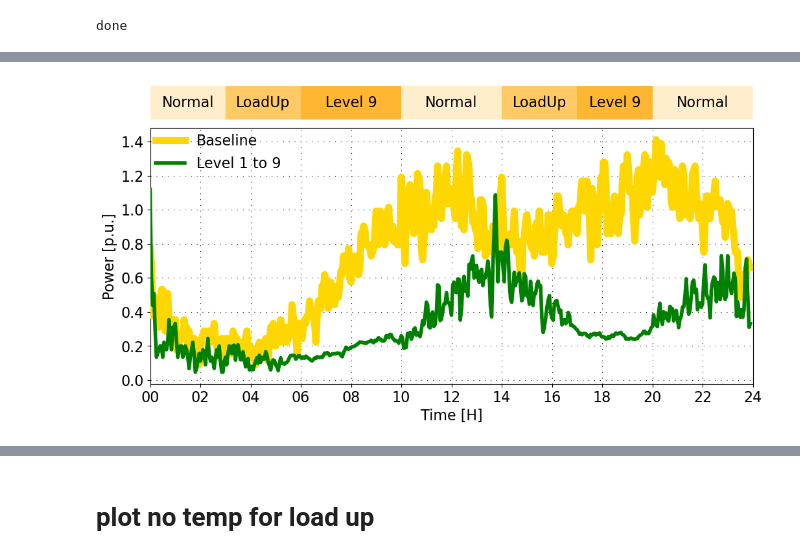
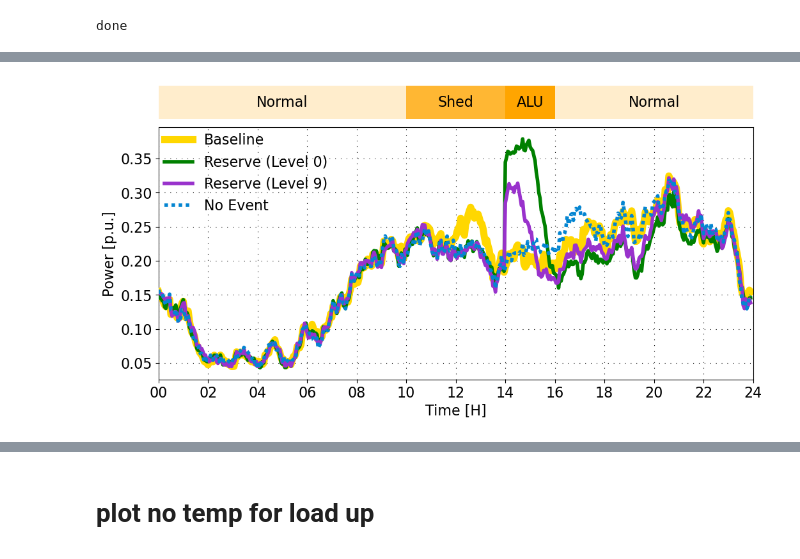
Before and after one commit to PortlandStatePowerLab/OCHRE_Run_Scripts, a Jupyter notebook: X4_analyzeDB.ipynb, the cells around one changed output, grey strips where cells are left out. Saved outputs shown, nothing was run; the diff lists cells and outputs as text; code cells hidden in the pictures.

```diff
--- a/X4_analyzeDB.ipynb
+++ b/X4_analyzeDB.ipynb
@@ -387,22 +672,31 @@ n = 409
 N = n * prated
 
 keys_to_plot = [key for key in all_results]
+keys_to_plot = ['BaselineLoad_DB_7','Reserve20_DB_2',  'ReserveCanceled2_DB_7', 'ReserveCanceled_DB_7']
+
 
 
 # -------------------------------
 # Example bars subplot data
 # -------------------------------
 #ENERGY
-results = {'': [3, 3, 4, 4, 3, 3, 4]}
-words = ['Normal', 'LoadUp', 'Level 9', 'Normal', 'LoadUp','Level 9','Normal']
+# results = {'': [3, 3, 4, 4, 3, 3, 4]}
+# words = ['Normal', 'LoadUp', 'Shed', 'Normal', 'LoadUp','Shed','Normal']
 
 # EFFICIENCY TEST
 # results = {'': [6, 4, 7, 3, 4]}
 # words = ['Level 9', 'Level 1', 'Level 9', 'Level 1', 'Level 9']
 
 #RESERVE
-# results = {'': [10, 4, 2, 8]}
-# words = ['Normal', 'Shed', 'ALU', 'Normal']
+results = {'': [10, 4, 2, 8]}
+words = ['Normal', 'Shed', 'ALU', 'Normal']
+
+#LONG SHED
+# results = {'': [3, 3, 18]}
+# words = ['Normal', 'LoadUp', 'Shed']
+
+# results = {'':[24]}
+# words = ['Normal']
 
 
 def short_label(key):
@@ -524,11 +818,18 @@ colors = [cmap_trunc(i / (len(keys_to_plot) - 1))
           for i in range(len(keys_to_plot))]
 
 
-# cmap_trunc = mcolors.LinearSegmentedColormap.from_list(
-#     'cool_trunc',
-#     cmap(np.linspace(0, 0.7, 256))
-# )
+cmap_trunc = mcolors.LinearSegmentedColormap.from_list(
+    'cool_trunc',
+    cmap(np.linspace(0, 0.7, 256))
+)
 
+
+num_keys = len(keys_to_plot)
+
+if num_keys > 1:
+    colors = [cmap_trunc(i / (num_keys - 1)) for i in range(num_keys)]
+else:
+    colors = [cmap_trunc(0)] # Default to the first color if only one line exists
 
 for i, db_series in enumerate(DB_list):
 
@@ -560,10 +861,13 @@ for i, db_series in enumerate(DB_list):
               for i in range(len(keys_to_plot))]
 
     lw = [8, 4, 4, 4]
-    lab = [1, 2, 3, 4, 5, 6, 7, 8, 9]
-    lab = ['Baseline', 'Level 1 to 9', 'Reserve (Level 9)', 'No Event']
+    lab = [0, 2, 3, 4, 5, 6, 7, 8, 9]
+    lab = ['Tshed = 122F\nDB = 7F', 'Baseline']
+    lab = ['Baseline', 'Reserve (Level 0)', 'Reserve (Level 9)', 'No Event']
     col = ['gold', 'green', 'darkorchid', 'xkcd:cerulean']
+    # col = ['green', 'darkorchid']
     ls = ["-","-", "-", (0, (1, 1)) ]
+
 
     # ---------------------------------------
     # SPECIAL CASE: baseline curve formatting
@@ -575,9 +879,9 @@ for i, db_series in enumerate(DB_list):
             db_series.values/N,
             # # color='darkorchid',
             # color = 'gold',
-            color = col[i],
+            color = colors[i],
             linewidth=lw[i],      # maybe thicker?
-            linestyle="-",     # dashed line
+            linestyle=ls[i],     # dashed line
             label=lab[i],
             zorder=5
         )
@@ -597,6 +901,54 @@ for i, db_series in enumerate(DB_list):
         zorder = 10
         # label=leg[i]
     )
+
+
+
+
+# # --- ADD THIS BEFORE plt.show() ---
+
+# # 1. Extract the specific series from your DB_list
+# # We assume DB_list[1] is Baseline and DB_list[0] is your "Total" or "Shed" curve
+# # based on your 'lab' and 'col' indexing.
+# total_series = DB_list[0].iloc[:479]
+# baseline_series = DB_list[1].iloc[:479]
+
+# # 2. Ensure we have the same time axis (hours)
+# hours_use = (total_series.index - total_series.index[0]).total_seconds() / 3600
+
+# # 3. Scale the values by N (to match your Power [p.u.] plot)
+# total_use = total_series.values / N
+# baseline_use = baseline_series.values / N
+
+# # 4. Calculate the difference (Reserve)
+# reserve_use = baseline_use - total_use
+
+# # 5. Perform the fills
+# # Where baseline is HIGHER than total (Green - energy saved/reserve available)
+# ax_control.fill_between(
+#     hours_use,
+#     baseline_use,
+#     total_use,
+#     where=(baseline_use <= total_use),
+#     alpha=1, # Adjusted alpha so you can still see grid lines
+#     linewidth=0,
+#     color='lightgreen',
+#     interpolate=True
+# )
+
+# # Where baseline is LOWER than total (Plum - energy increase/load up)
+# ax_control.fill_between(
+#     hours_use,
+#     baseline_use,
+#     total_use,
+#     where=(baseline_use > total_use),
+#     alpha=1,
+#     linewidth=0,
+#     color='plum',
+#     interpolate=True
+# )
+
+
 
 
 
@@ -608,34 +960,34 @@ ax_control.tick_params(axis='y', labelsize=A)
 
 
 # X-axis formatting
 ax_control.set_xlim(0, 24)
 ax_control.set_xticks(range(0, 25, 2))
 ax_control.set_xticklabels([f"{h:02d}" for h in range(0, 25, 2)])
 
 # ax_control.set_ylim(0, 0.35)
 # ax_control.set_yticks([0, 0.05, 0.1, 0.15, 0.2, 0.25, 0.3])
 
 
 ax_control.grid(True, linestyle=(0, (1, 7)), color='black', linewidth=0.8)
 # ax_control.legend(fontsize=A)
 ax_control.legend(
     ncol=1,
     fontsize=A,
     loc="upper left",        # anchor the legend at the upper left of the bbox
     # bbox_to_anchor=(1., 1.0),  # move the legend outside, just to the right
     borderaxespad=0,          # remove padding between axes and legend
     frameon=False
 )
 
 
 RESULTS_DIR = r"C:\Users\danap\OCHRE_Working\Figs"
 filename = '180113_1_3_ReserveEfficiency2.pdf'
 filepath = os.path.join(RESULTS_DIR, filename)
 # plt.savefig(filepath, format='pdf', bbox_inches='tight', pad_inches=0)
 # plt.tight_layout()
 plt.show()
 # %% [output]
-[figure, old version]
+[figure, new version]
 # %%
 import matplotlib.pyplot as plt
 import numpy as np
```
Also changed, not shown: parts of 7 cells of this notebook, 5 other files.
